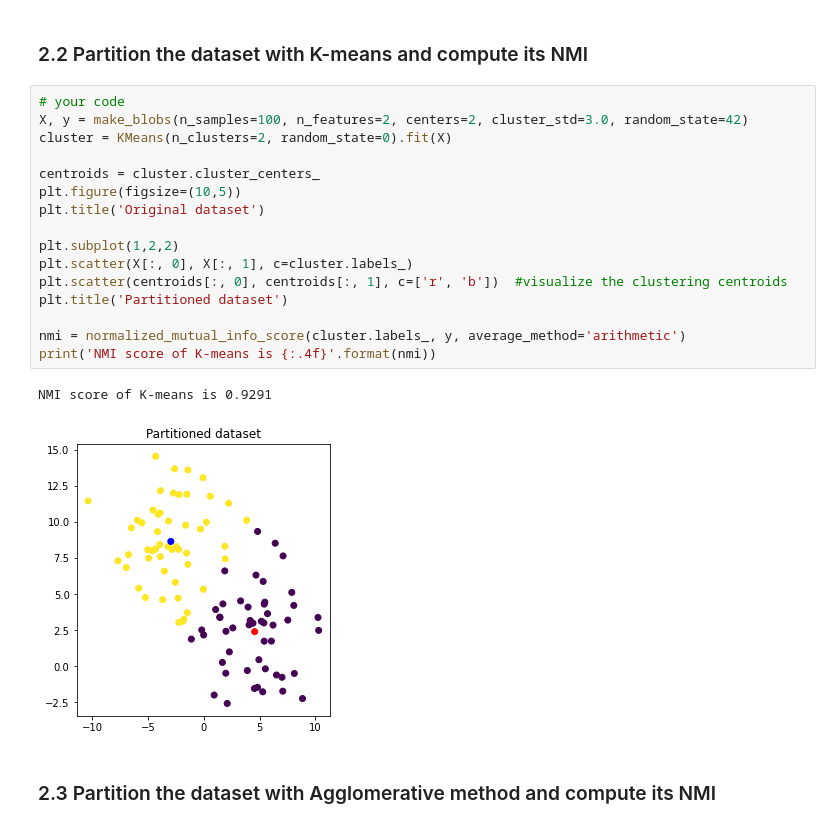
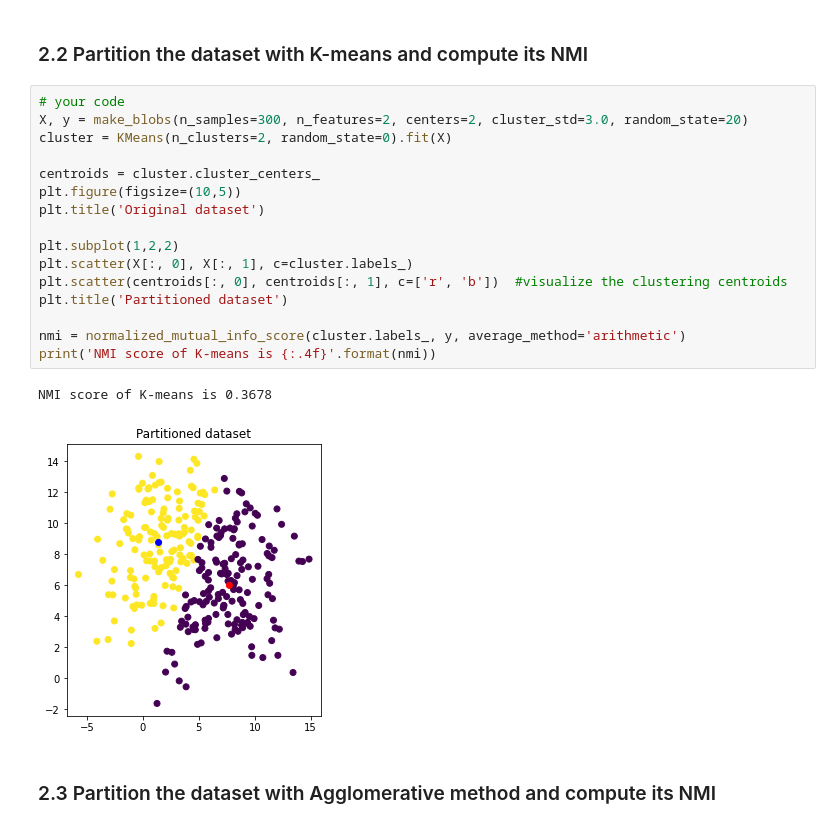
Before and after one commit to Terence21/cis3715, a Jupyter notebook: Lab6/Lab6_Clustering.ipynb, the cells around one changed output. Cells and saved outputs as stored; diff of their text form.

```diff
--- a/Lab6/Lab6_Clustering.ipynb
+++ b/Lab6/Lab6_Clustering.ipynb
@@ -138,23 +138,23 @@ ca          0
 ### 2.2 Partition the dataset with K-means and compute its NMI
 # %%
 # your code
-X, y = make_blobs(n_samples=100, n_features=2, centers=2, cluster_std=3.0, random_state=42)
+X, y = make_blobs(n_samples=300, n_features=2, centers=2, cluster_std=3.0, random_state=20)
 cluster = KMeans(n_clusters=2, random_state=0).fit(X)
 
 centroids = cluster.cluster_centers_
 plt.figure(figsize=(10,5))
 plt.title('Original dataset')
 
 plt.subplot(1,2,2)
 plt.scatter(X[:, 0], X[:, 1], c=cluster.labels_)
 plt.scatter(centroids[:, 0], centroids[:, 1], c=['r', 'b'])  #visualize the clustering centroids
 plt.title('Partitioned dataset')
 
 nmi = normalized_mutual_info_score(cluster.labels_, y, average_method='arithmetic')
 print('NMI score of K-means is {:.4f}'.format(nmi))
 # %% [output]
-NMI score of K-means is 0.9291
+NMI score of K-means is 0.3678
-[figure, old version]
+[figure, new version]
 # %% [markdown]
 ### 2.3 Partition the dataset with Agglomerative method and compute its NMI
 # %%
```
Also changed, not shown: parts of 1 cell of this notebook.
